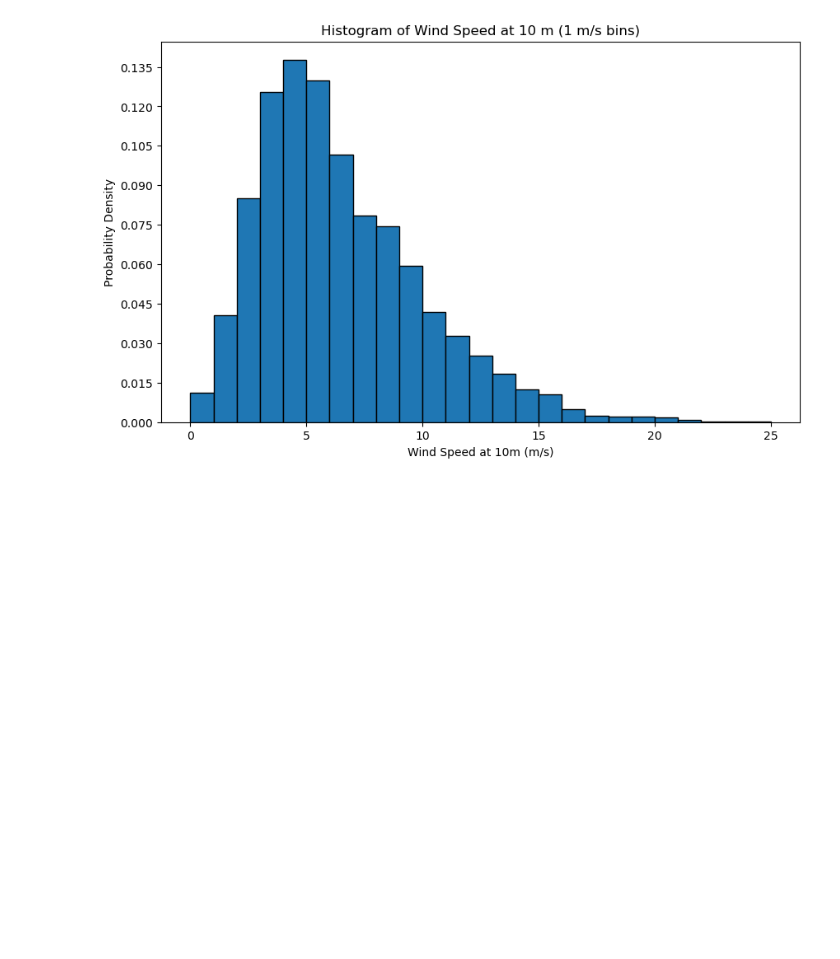
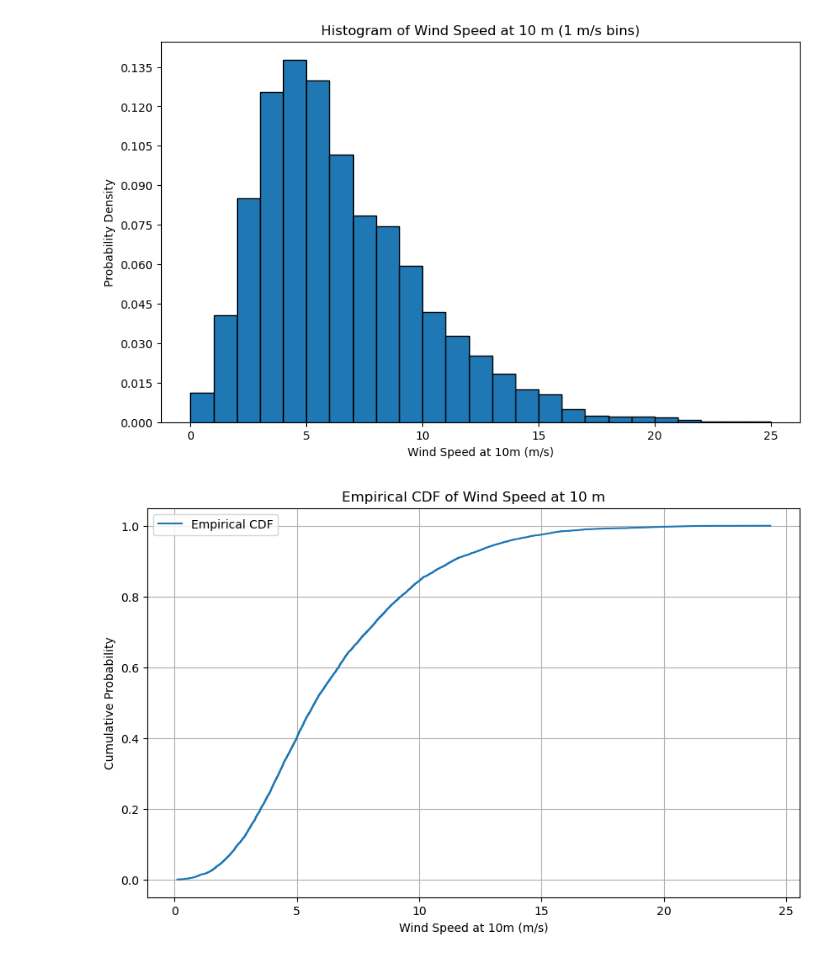
Before and after one commit to Aqdas-M/Offshore-Renewable-Technologies, a Jupyter notebook: Assignment 1/Assignment 1 Code.ipynb, the cells around one changed output. Cells and saved outputs as stored; diff of their text form; code cells hidden in the pictures; blank space fills up the shorter version.

```diff
--- a/Assignment 1/Assignment 1 Code.ipynb
+++ b/Assignment 1/Assignment 1 Code.ipynb
@@ -55,3 +55,18 @@ plt.gca().yaxis.set_major_locator(plt.MaxNLocator(integer=True))
 plt.show()
 # %% [output]
 [figure]
+# %%
+# Compute and plot the empirical CDF of wind speed at 10m
+ws_sorted = np.sort(data_wind['WS10M'])
+cdf = np.arange(1, len(ws_sorted) + 1) / len(ws_sorted)
+
+plt.figure(figsize=(10, 6))
+plt.plot(ws_sorted, cdf, label='Empirical CDF')
+plt.xlabel('Wind Speed at 10m (m/s)')
+plt.ylabel('Cumulative Probability')
+plt.title('Empirical CDF of Wind Speed at 10 m')
+plt.grid(True)
+plt.legend()
+plt.show()
+# %% [output]
+[figure, added]
```
Also changed, not shown: parts of 2 cells of this notebook.
